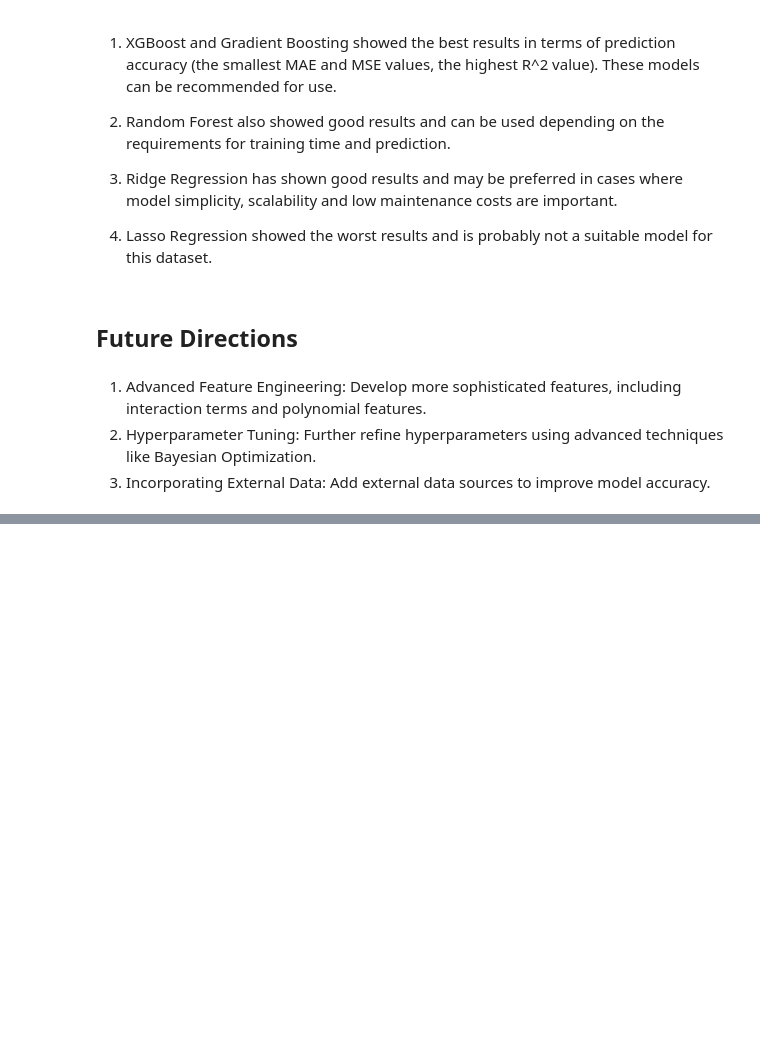
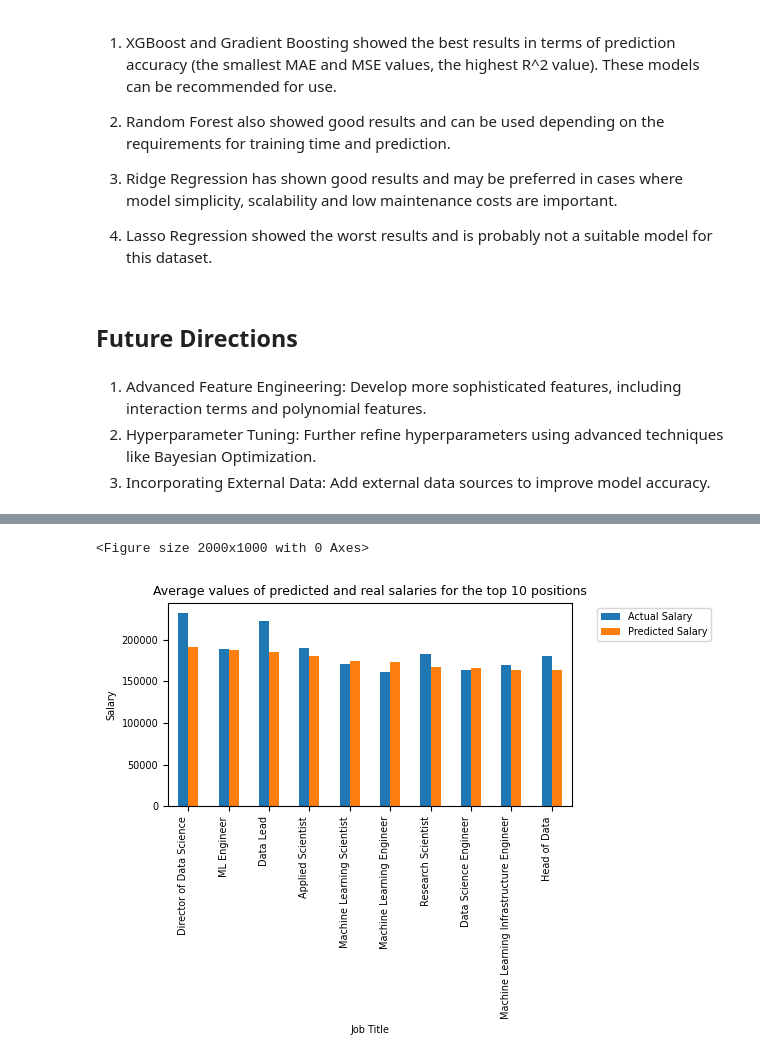
Before and after one commit to IuliiaBolgova/Capstone-Project, a Jupyter notebook: notebooks/Modeling.ipynb, the cells around one changed output, grey strips where cells are left out. Saved outputs shown, nothing was run; the diff lists cells and outputs as text; code cells hidden in the pictures; blank space fills up the shorter version.

```diff
--- a/notebooks/Modeling.ipynb
+++ b/notebooks/Modeling.ipynb
@@ -616,0 +738,15 @@ results_df
+# %%
+# We visualize the results
+plt.figure(figsize=(20, 10))
+ax = top_10_job_titles.plot(kind='bar')
+ax.set_title('Average values of predicted and real salaries for the top 10 positions', fontsize=9)
+ax.set_xlabel('Job Title', fontsize=7)
+ax.set_ylabel('Salary', fontsize=7)
+plt.xticks(rotation=90, ha='right', fontsize=7)
+plt.yticks(fontsize=7)
+plt.legend(fontsize=7, bbox_to_anchor=(1.05, 1), loc='upper left')
+plt.tight_layout()
+plt.show()
+# %% [output]
+<Figure size 2000x1000 with 0 Axes>
+[figure, added]
```
Also changed, not shown: parts of 12 cells of this notebook.
